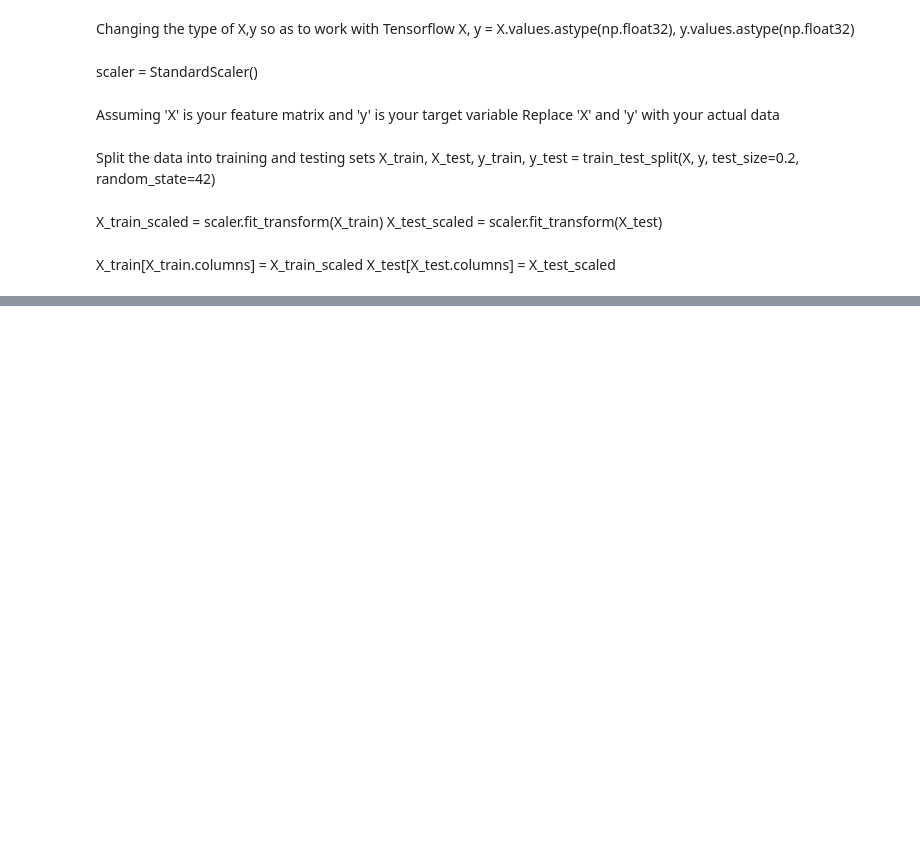
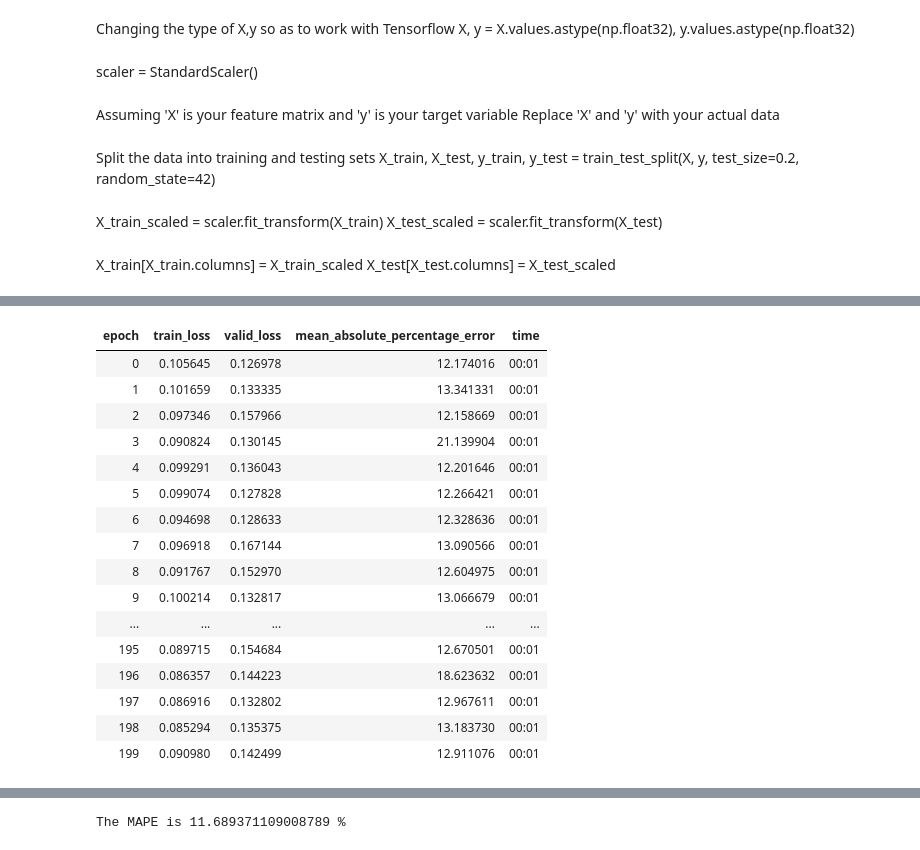
Before and after one commit to BrynjarGeir/lokaverkefni_vel, a Jupyter notebook: code/model/fastAIModel.ipynb, the cells around one changed output, grey strips where cells are left out. Cells and saved outputs as stored; diff of their text form; code cells hidden in the pictures; blank space fills up the shorter version.

```diff
--- a/code/model/fastAIModel.ipynb
+++ b/code/model/fastAIModel.ipynb
@@ -48,2 +70,0 @@ learn = tabular_learner(dls, metrics = mean_absolute_percentage_error) #loss_fun
-# %%
-lr = learn.lr.find()
@@ -52,2 +71,21 @@ print(lr)
 # %%
-learn.fit_one_cycle(5)
+learn.fit_one_cycle(200, lr.valley)
+preds, targs = learn.get_preds()
+# %% [output]
+| epoch | train_loss | valid_loss | mean_absolute_percentage_error | time |
+| 0 | 0.105645 | 0.126978 | 12.174016 | 00:01 |
+| 1 | 0.101659 | 0.133335 | 13.341331 | 00:01 |
+| 2 | 0.097346 | 0.157966 | 12.158669 | 00:01 |
+| 3 | 0.090824 | 0.130145 | 21.139904 | 00:01 |
+| 4 | 0.099291 | 0.136043 | 12.201646 | 00:01 |
+| 5 | 0.099074 | 0.127828 | 12.266421 | 00:01 |
+| 6 | 0.094698 | 0.128633 | 12.328636 | 00:01 |
+| 7 | 0.096918 | 0.167144 | 13.090566 | 00:01 |
+| 8 | 0.091767 | 0.152970 | 12.604975 | 00:01 |
+| 9 | 0.100214 | 0.132817 | 13.066679 | 00:01 |
+| ... | ... | ... | ... | ... |
+| 195 | 0.089715 | 0.154684 | 12.670501 | 00:01 |
+| 196 | 0.086357 | 0.144223 | 18.623632 | 00:01 |
+| 197 | 0.086916 | 0.132802 | 12.967611 | 00:01 |
+| 198 | 0.085294 | 0.135375 | 13.183730 | 00:01 |
+| 199 | 0.090980 | 0.142499 | 12.911076 | 00:01 |
@@ -56,2 +93,5 @@ preds, targs = learn.get_preds()
 # %%
 mape = mean_absolute_percentage_error(targs, preds)
+print(f'The MAPE is {mape} %')
+# %% [output]
+The MAPE is 11.689371109008789 %
```
Also changed, not shown: parts of 14 cells of this notebook, 28 other files.
